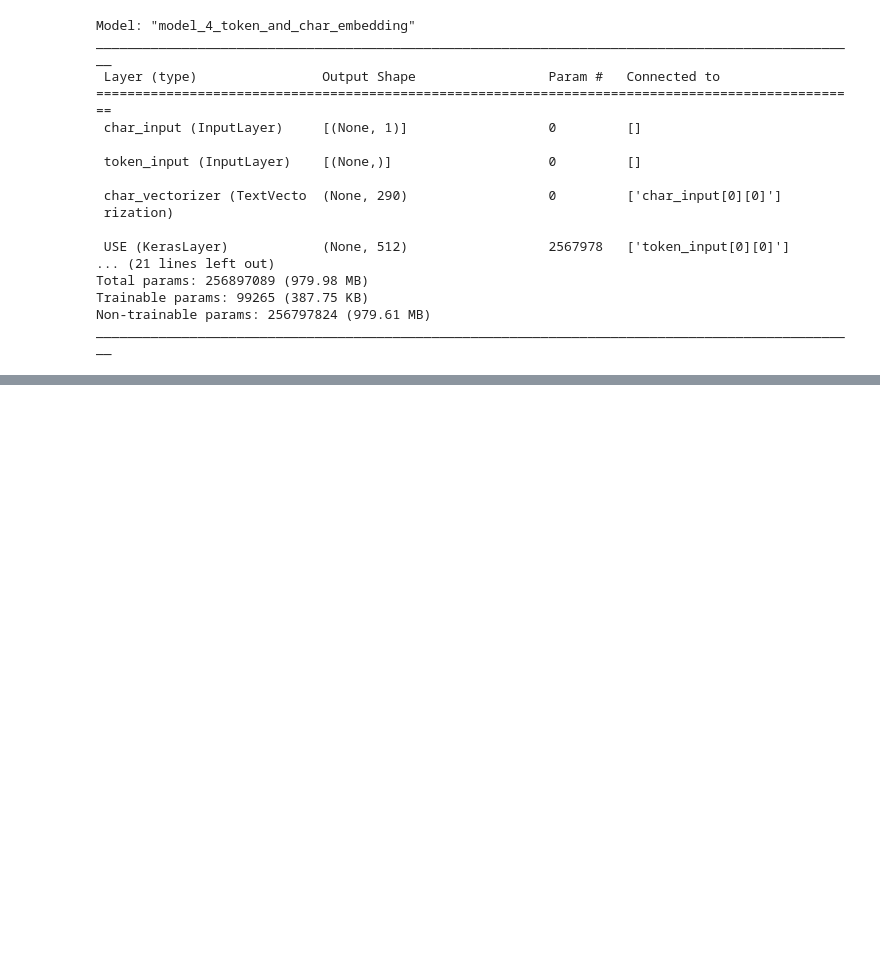
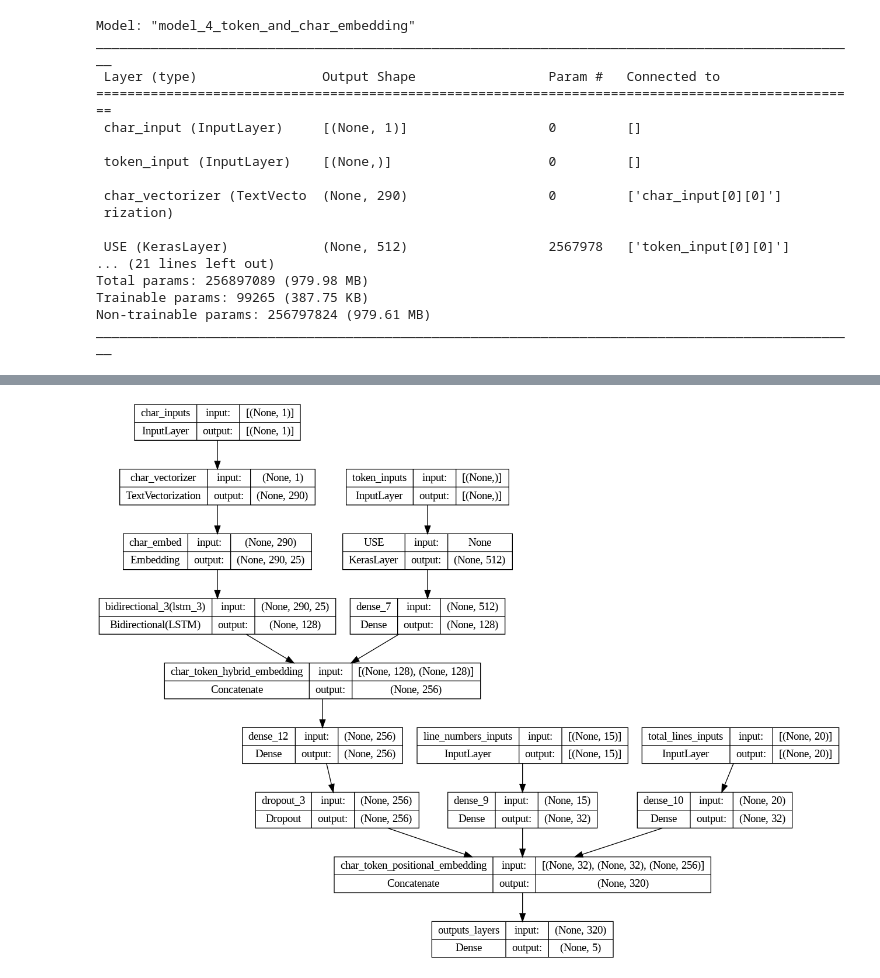
Before and after one commit to Elmir22/Data-science-ML-models-, a Jupyter notebook: 09_skimlit_nlp_milestone_project.ipynb, the cells around one changed output, grey strips where cells are left out. Cells and saved outputs as stored; diff of their text form; code cells hidden in the pictures; blank space fills up the shorter version.

```diff
--- a/09_skimlit_nlp_milestone_project.ipynb
+++ b/09_skimlit_nlp_milestone_project.ipynb
@@ -902,0 +1009,24 @@ model_2_results
+# %%
+line_number_inputs = layers.Input(shape= (15,), dtype = tf.float32, name='line_numbers_inputs')
+line_number_outputs = layers.Dense(32, activation='relu')(line_number_inputs)
+line_number_model = tf.keras.Model(line_number_inputs, line_number_outputs)
+
+
+total_lines_inputs = layers.Input(shape= (20,), dtype = tf.float32, name='total_lines_inputs')
+total_lines_outputs = layers.Dense(32, activation='relu')(total_lines_inputs)
+total_lines_model = tf.keras.Model(total_lines_inputs, total_lines_outputs)
+# %%
+combined_embeddings = layers.Concatenate(name='char_token_hybrid_embedding')([token_model.output, char_model.output])
+z= layers.Dense(256, activation='relu')(combined_embeddings)
+z= layers.Dropout(0.5)(z)
+# %%
+tribrid_embeddings = layers.Concatenate(name='char_token_positional_embedding')([line_number_model.output, total_lines_model.output, z])
+
+output_layer = layers.Dense(5, activation="softmax", name = 'outputs_layers')(tribrid_embeddings)
+# %%
+model_5 = tf.keras.Model(inputs= [line_number_model.input,
+                                  total_lines_model.input,
+                                  token_model.input,
+                                  char_model.input],
+                         outputs= output_layer,
+                         name='model_5_tribrid_embedding_layer')
@@ -902,0 +1053,4 @@ model_2_results
+# %%
+plot_model(model_5,show_shapes = True)
+# %% [output]
+[figure, added]
```
Also changed, not shown: parts of 47 cells of this notebook.
